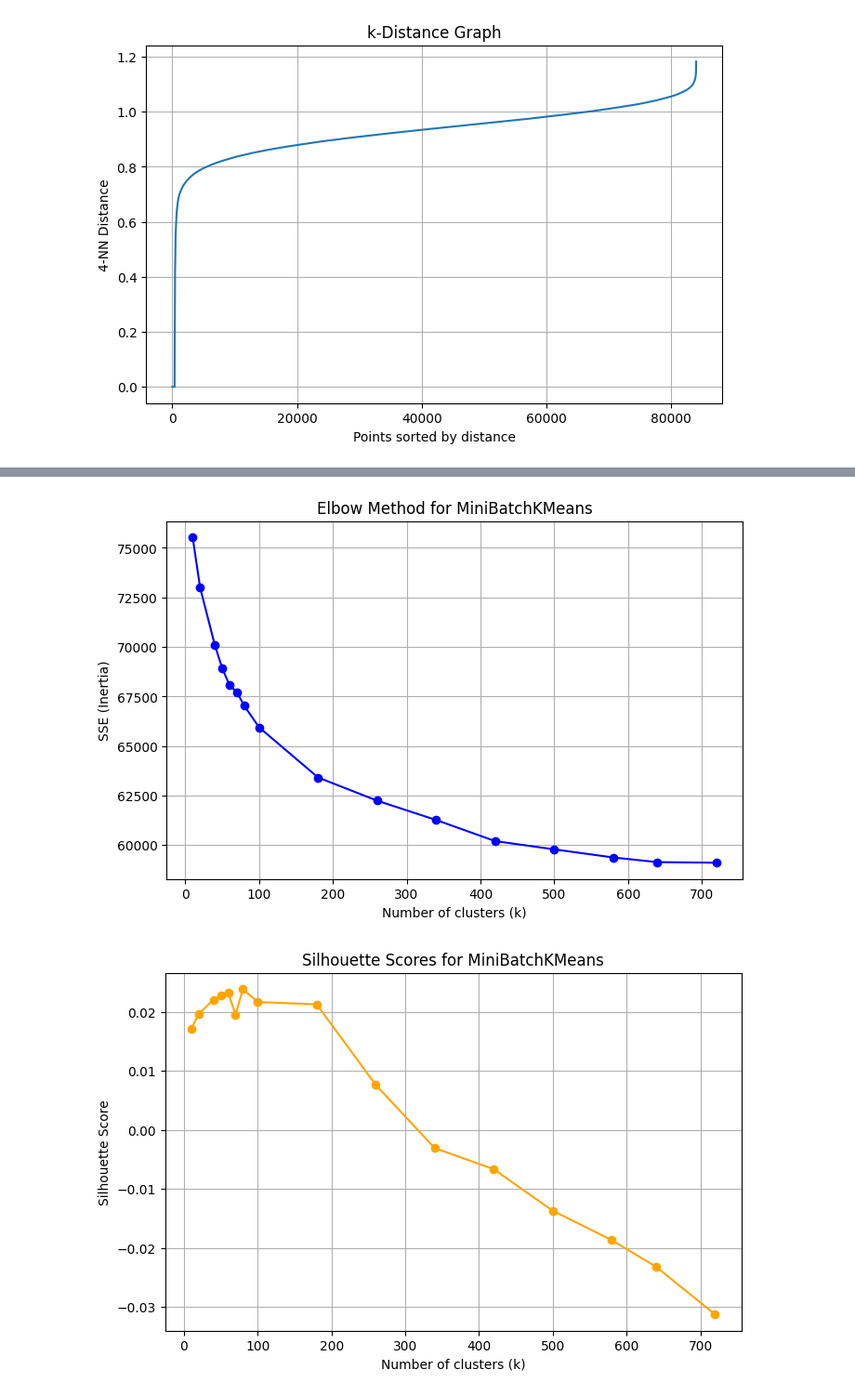
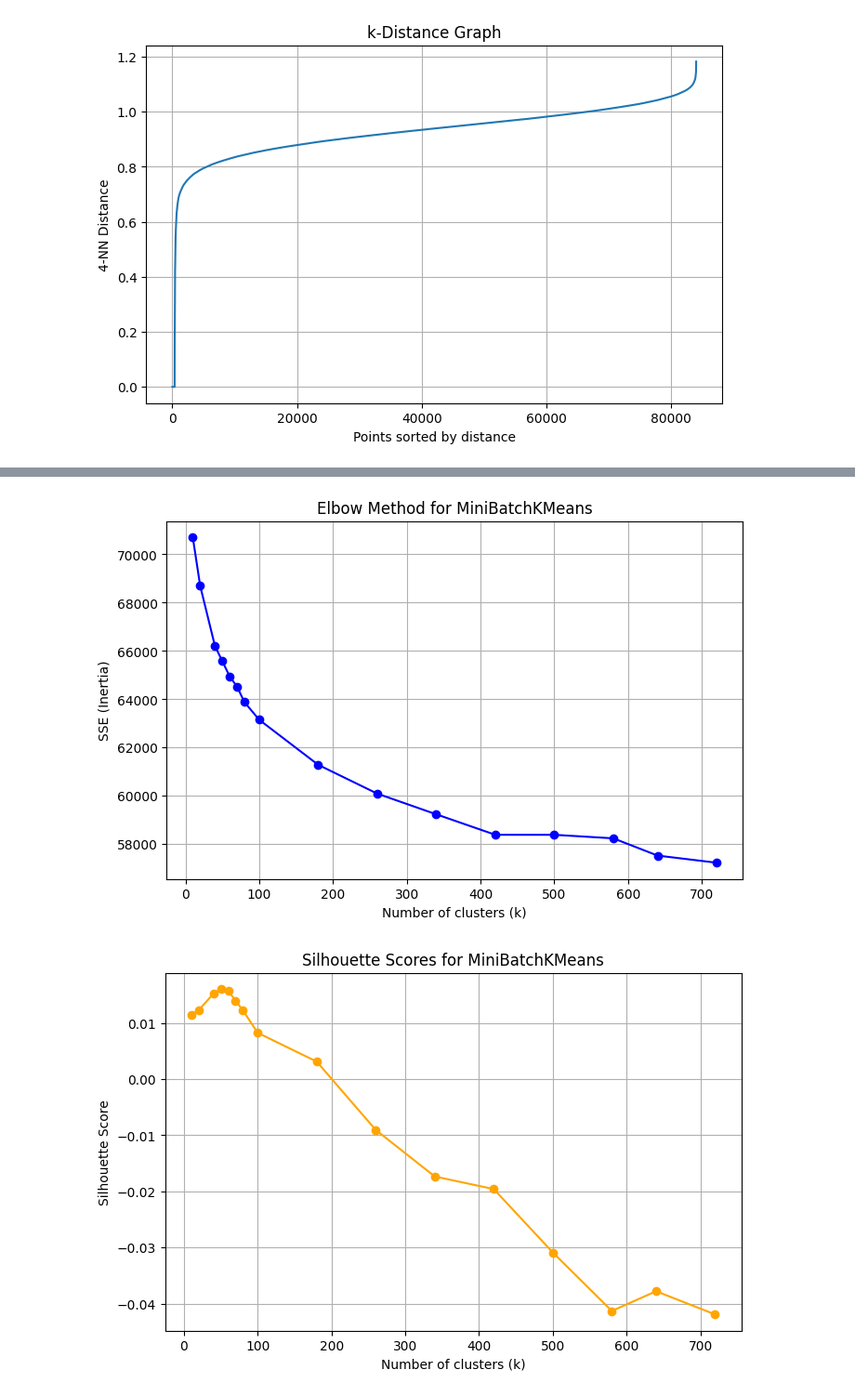
Before and after one commit to czotterbenedek/szakdoga_tdk, a Jupyter notebook: clustering.ipynb, the cells around one changed output, grey strips where cells are left out. Shown at 93% size. Cells and saved outputs as stored; diff of their text form; code cells hidden in the pictures.

```diff
--- a/clustering.ipynb
+++ b/clustering.ipynb
@@ -186,7 +187,7 @@ def cluster_and_plot(
 # Workflow
 # %%
 # Load data
-X_semantic_train = np.load("./data/tensors/squad_train_v2_semantic_chunking.npy")
+X_semantic_train = np.load("./data/tensors/squad_train_v4_semantic_chunking_l2.npy")
 df_semantic_train = pd.read_excel("./data/prepared/squad_train_v2_semantic_chunking.xlsx")
 X_semantic_val = np.load("./data/tensors/squad_val_v2_semantic_chunking.npy")
 df_semantic_val = pd.read_excel("./data/prepared/squad_val_v2_semantic_chunking.xlsx")
@@ -253,13 +258,17 @@ k_range = [10, 20, 40, 50, 60, 70, 80, 100, 180, 260, 340, 420, 500, 580, 640, 7
 sse = []
 sil_scores = []
 
+times = {}
 for k in tqdm(k_range):
     kmeans = KMeans(n_clusters=k, random_state=42, n_init=10)
+    start = time.time()
     labels = kmeans.fit_predict(X_semantic_train)
+    end = time.time()
     # SSE (Elbow)
     sse.append(kmeans.inertia_)
     # Silhouette score
     sil_scores.append(silhouette_score(X_semantic_train, labels))
+    times[k] = end - start
 
 
 plt.figure(figsize=(8,5))
@@ -286,38 +295,42 @@ k_range = [10, 20, 40, 50, 60, 70, 80, 100, 180, 260, 340, 420, 500, 580, 640, 7
 sse = []
 sil_scores = []
 
+times = {}
 for k in tqdm(k_range):
     mbk = MiniBatchKMeans(
         n_clusters=k,
         random_state=42,
         batch_size=1000,  # kisebb batch, gyorsabb futás
         n_init=10
     )
+    start = time.time()
     labels = mbk.fit_predict(X_semantic_train)
-
+    end = time.time()
     # SSE (Elbow)
     sse.append(mbk.inertia_)
 
     # Silhouette score
     sil_scores.append(silhouette_score(X_semantic_train, labels))
+
+    times[k] = end - start
 
 # Elbow plot
 plt.figure(figsize=(8,5))
 plt.plot(k_range, sse, marker='o', color='blue')
 plt.xlabel("Number of clusters (k)")
 plt.ylabel("SSE (Inertia)")
 plt.title("Elbow Method for MiniBatchKMeans")
 plt.grid(True)
 plt.show()
 
 # Silhouette plot
 plt.figure(figsize=(8,5))
 plt.plot(k_range, sil_scores, marker='o', color='orange')
 plt.xlabel("Number of clusters (k)")
 plt.ylabel("Silhouette Score")
 plt.title("Silhouette Scores for MiniBatchKMeans")
 plt.grid(True)
 plt.show()
 # %% [output]
-[figure, old version]
+[figure, new version]
-[figure, old version]
+[figure, new version]
```
Also changed, not shown: parts of 4 cells of this notebook, 10 other files.
